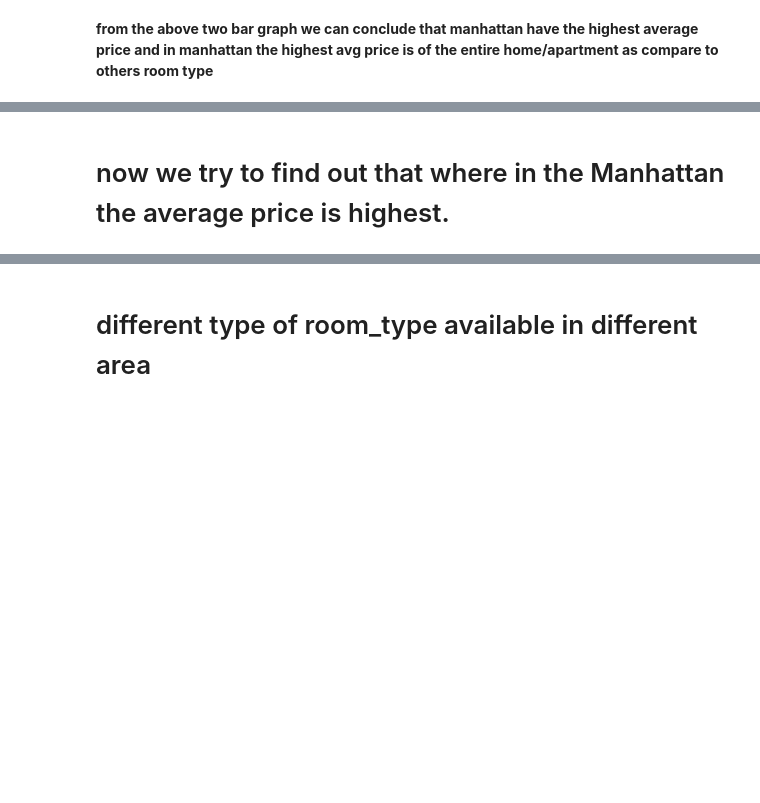
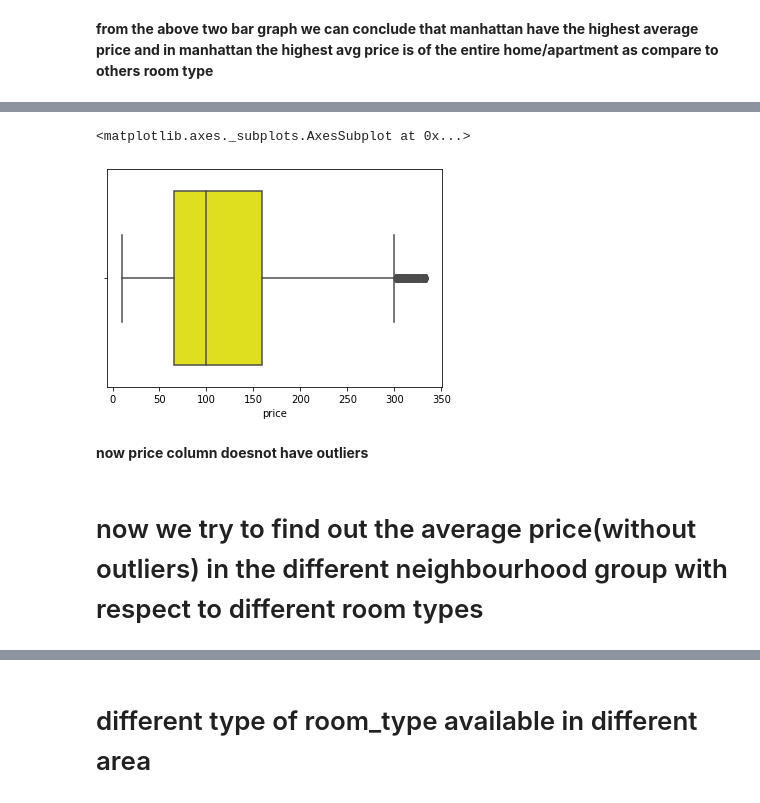
Before and after one commit to avanish04/EDA-on-airbnb, a Jupyter notebook: Copy_of_Airbnb_Bookings_Analysis_Capstone_Project.ipynb, the cells around one changed output, grey strips where cells are left out. Saved outputs shown, nothing was run; the diff lists cells and outputs as text; code cells hidden in the pictures; blank space fills up the shorter version.

```diff
--- a/Copy_of_Airbnb_Bookings_Analysis_Capstone_Project.ipynb
+++ b/Copy_of_Airbnb_Bookings_Analysis_Capstone_Project.ipynb
@@ -217,2 +260,9 @@ Text(0.5, 0, 'different_neighbourhood')
+# %%
+sns.boxplot(df_without_outlier['price'],color='yellow')
+# %% [output]
+<matplotlib.axes._subplots.AxesSubplot at 0x...>
+[figure, added]
+# %% [markdown]
+**now price column doesnot have outliers**
 # %% [markdown]
-# now we try to find out that where in the Manhattan the average price is highest.
+# now we try to find out the average price(without outliers) in the different neighbourhood group with respect to different room types
```
Also changed, not shown: parts of 19 cells of this notebook.
